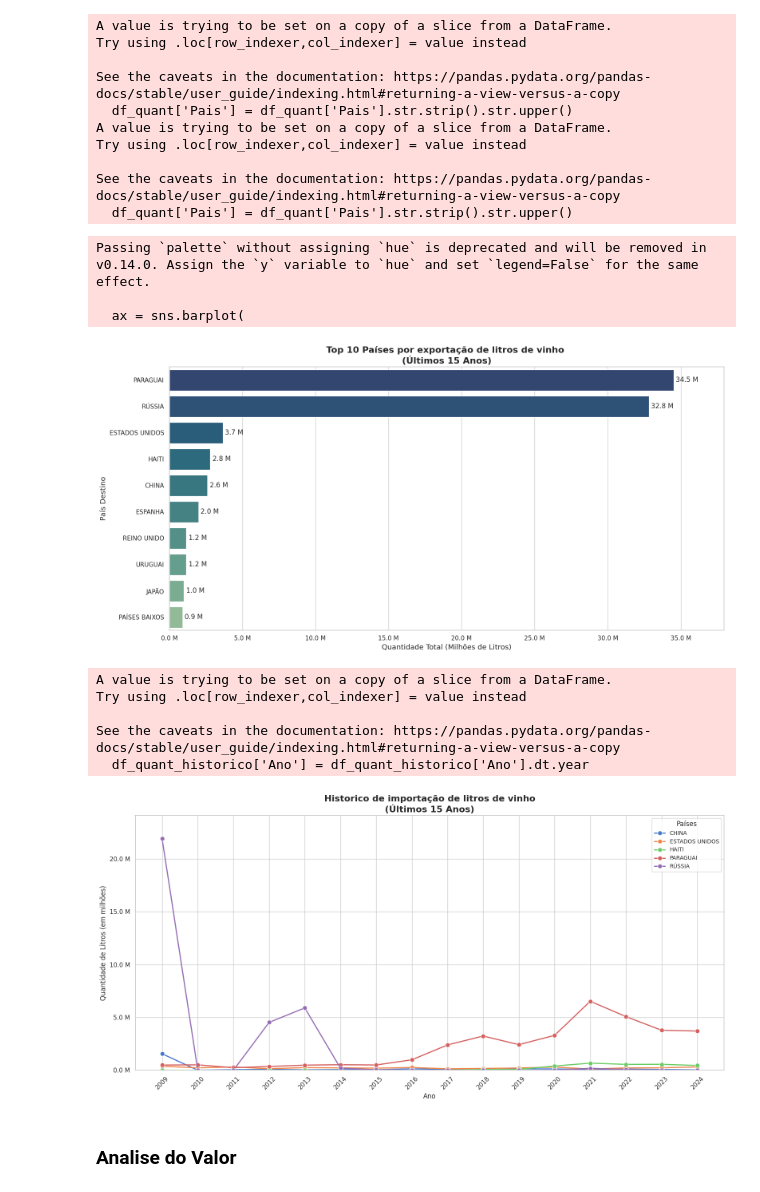
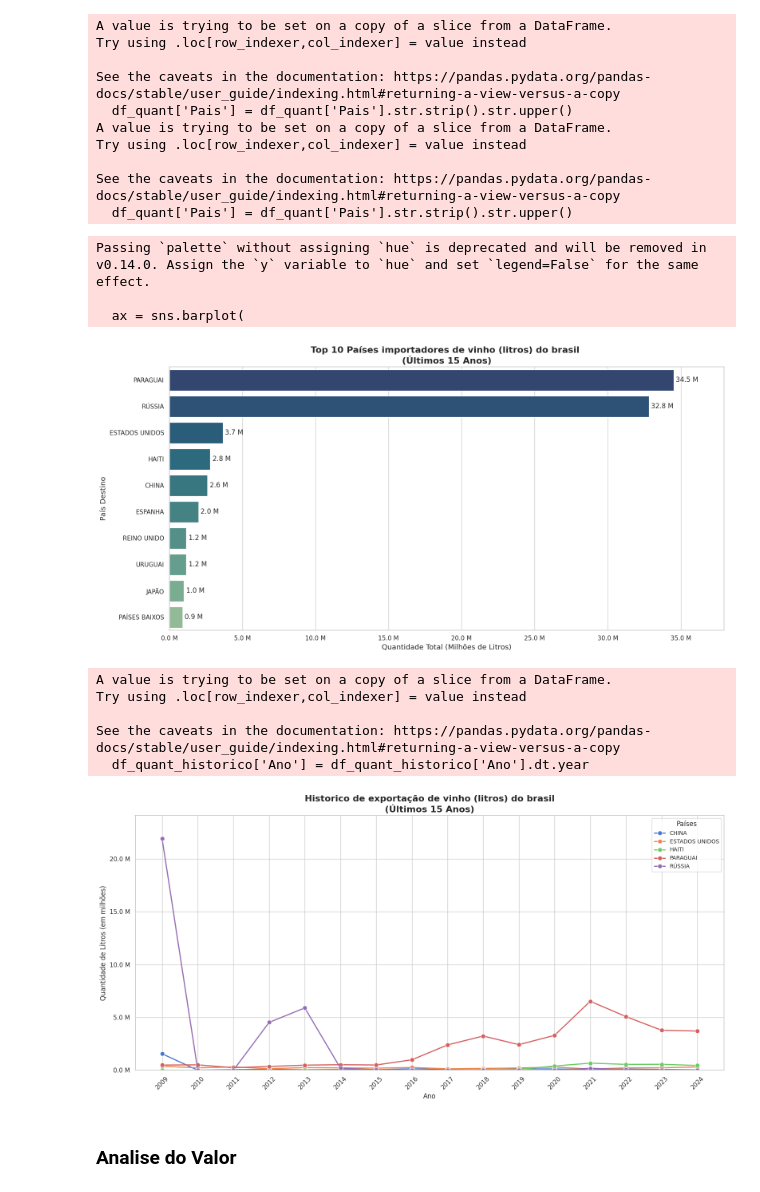
Before and after one commit to Maradonas/FIAP-TECH-CHALLENGER-1, a Jupyter notebook: Exportacao.ipynb, the cells around one changed output. Drawn from its saved outputs; the diff is of its cells as text; code cells hidden in the pictures.

```diff
--- a/Exportacao.ipynb
+++ b/Exportacao.ipynb
@@ -105,35 +105,35 @@ df_plot = df_plot.sort_values('Quantidade_milhoes', ascending=False)
 plt.figure(figsize=(16, 8))
 
 ax = sns.barplot(
     data=df_plot,
     y='Pais',
     x='Quantidade_milhoes',
     palette='crest_r',
     dodge=False
 )
 
 # Adiciona os rótulos
 for container in ax.containers:
     ax.bar_label(container, fmt='%.1f M', label_type='edge', padding=4)
 
 # Título e eixos
-plt.title('Top 10 Países por exportação de litros de vinho \n(Últimos 15 Anos)',
+plt.title('Top 10 Países importadores de vinho (litros) do brasil \n(Últimos 15 Anos)',
           fontsize=16, weight='bold')
 
 plt.xlabel('Quantidade Total (Milhões de Litros)', fontsize=13)
 plt.ylabel('País Destino', fontsize=13)
 ax.xaxis.set_major_formatter(mtick.FuncFormatter(lambda x, _: f'{x:.1f} M'))
 
 # Ajuste para dar espaço ao último valor
 plt.xlim(0, df_plot['Quantidade_milhoes'].max() * 1.1)
 
 plt.tight_layout()
 plt.show()
 # %% [output]
 Passing `palette` without assigning `hue` is deprecated and will be removed in v0.14.0. Assign the `y` variable to `hue` and set `legend=False` for the same effect.
 
   ax = sns.barplot(
-[figure, old version]
+[figure, new version]
 # %%
 df_quant_historico['Ano'] = df_quant_historico['Ano'].dt.year
 # %% [output]
@@ -169,7 +169,7 @@ ax.set_xticks(anos)
 ax.set_xticklabels(anos, rotation=45)
 
 # Melhorando o título e rótulos
-plt.title('Historico de importação de litros de vinho\n(Últimos 15 Anos)', fontsize=16, fontweight='bold')  # Título em negrito e maior
+plt.title('Historico de exportação de vinho (litros) do brasil\n(Últimos 15 Anos)', fontsize=16, fontweight='bold')  # Título em negrito e maior
 
 plt.xlabel('Ano', fontsize=12)
 plt.ylabel('Quantidade de Litros (em milhões)', fontsize=12)
@@ -187,7 +187,7 @@ plt.ylim(0, df_quant_historico['Quantidade_litros'].max() * 1.1)  # Deixando um
 plt.tight_layout()
 plt.show()
 # %% [output]
-[figure, old version]
+[figure, new version]
 # %% [markdown]
 ### Analise do Valor
 # %%
```
Also changed, not shown: parts of 4 cells of this notebook.
